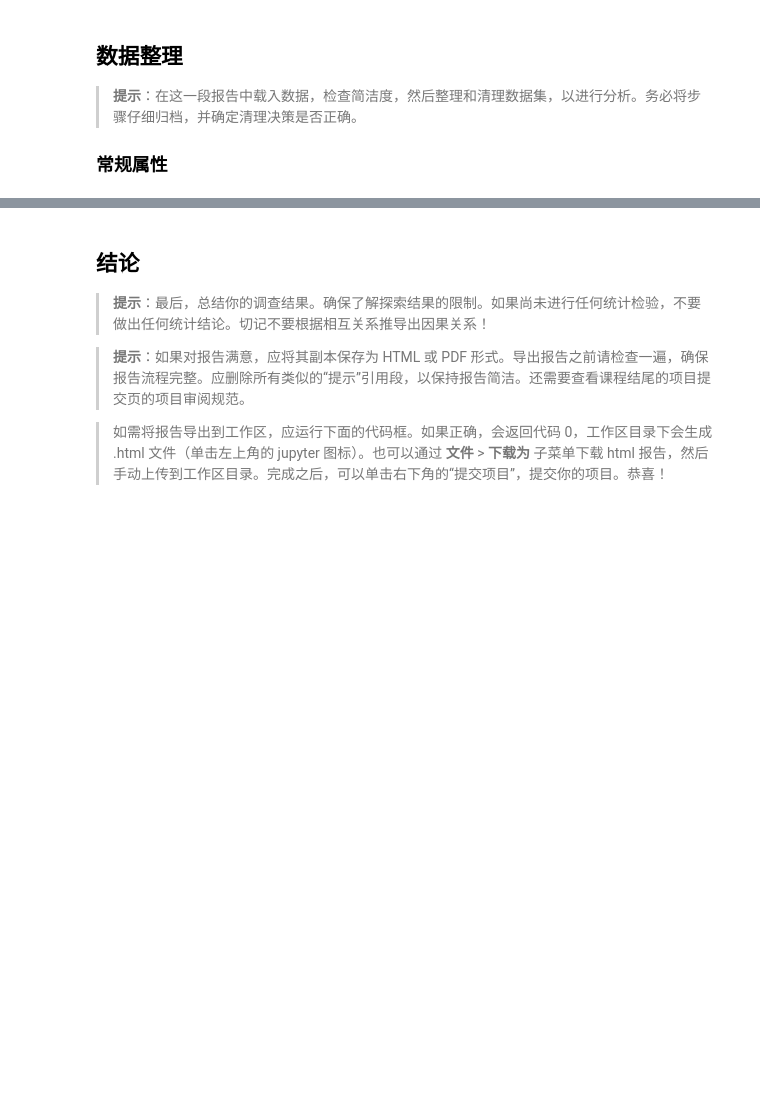
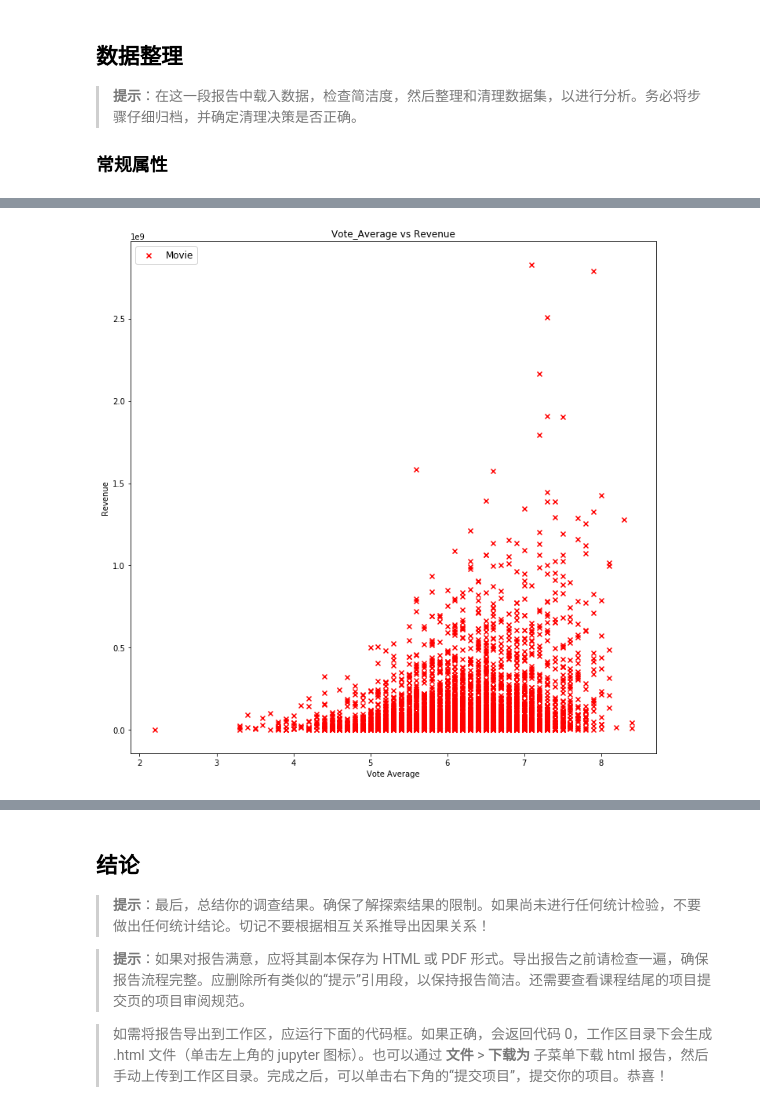
Before and after one commit to hugo626/data-analyst-nanodegree-investigate, a Jupyter notebook: Investigate-a-Dataset-zh.ipynb, the cells around one changed output, grey strips where cells are left out. Cells and saved outputs as stored; diff of their text form; code cells hidden in the pictures; blank space fills up the shorter version.

```diff
--- a/Investigate-a-Dataset-zh.ipynb
+++ b/Investigate-a-Dataset-zh.ipynb
@@ -146,0 +350,4 @@ movies[movies["vote_average"].isnull()]
+# %%
+plotScatter(movies_genres.vote_average, movies_genres.revenue_adj,'Vote_Average vs Revenue','Vote Average','Revenue','Movie')
+# %% [output]
+[figure, added]
```
Also changed, not shown: parts of 58 cells of this notebook.
